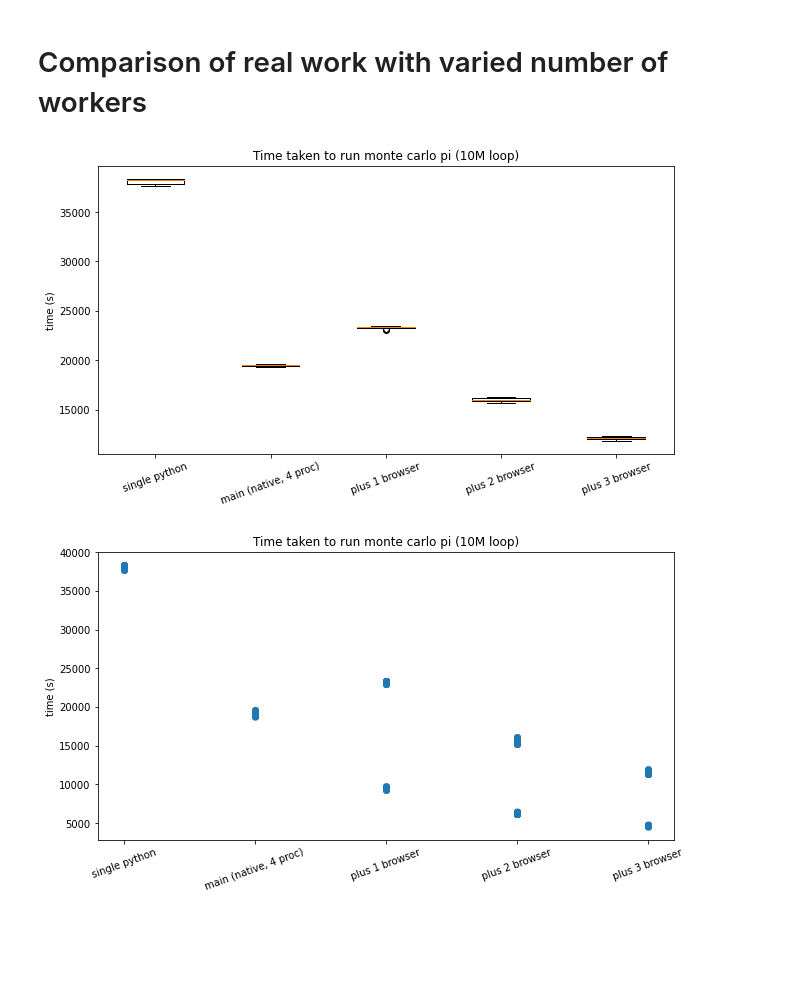
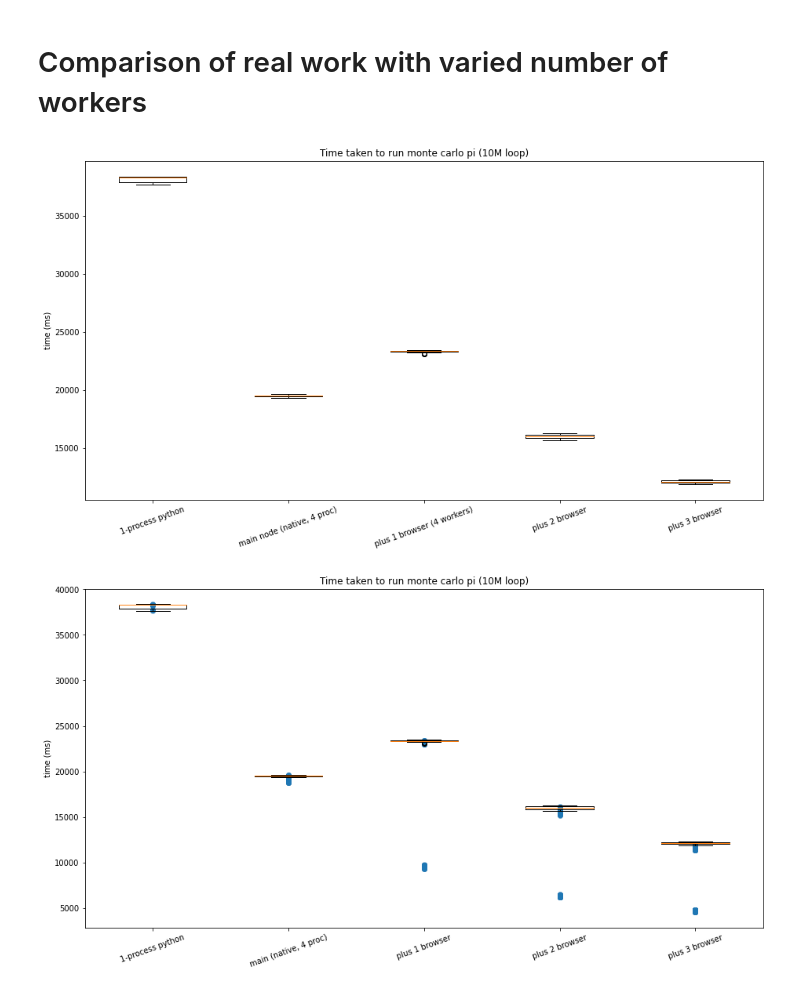
Before and after one commit to Bankde/Volpy_main, a Jupyter notebook: Volpy/doc/benchmark_result/plotter.ipynb, the cells around one changed output. Saved outputs shown, nothing was run; the diff lists cells and outputs as text; code cells hidden in the pictures; blank space fills up the shorter version.

```diff
--- a/Volpy/doc/benchmark_result/plotter.ipynb
+++ b/Volpy/doc/benchmark_result/plotter.ipynb
@@ -115,18 +115,18 @@ data.append(raw_data["pi"]["browser_1"]["total"])
 data.append(raw_data["pi"]["browser_2"]["total"])
 data.append(raw_data["pi"]["browser_3"]["total"])
 
-fig = plt.figure(figsize =(8, 4))
+fig = plt.figure(figsize =(12, 6))
 # Creating axes instance
 ax = fig.add_axes([0, 0, 1, 1])
 bp = ax.boxplot(data)
 ax.set_title('Time taken to run monte carlo pi (10M loop)')
-xtick = ["single python", "main (native, 4 proc)", "plus 1 browser", "plus 2 browser", "plus 3 browser"]
+xtick = ["1-process python", "main node (native, 4 proc)", "plus 1 browser (4 workers)", "plus 2 browser", "plus 3 browser"]
 ax.set_xticks(range(1,1+len(xtick)), xtick, rotation=20)
-ax.set_ylabel('time (s)')
+ax.set_ylabel('time (ms)')
 # plt.axvline(x=2.5)
 fig.show()
 # %% [output]
-[figure, old version]
+[figure, new version]
 # %%
 from itertools import chain
 
@@ -138,22 +138,23 @@ def addScatterHistPlot(data_x, data_y, raw_data, ind):
 # %%
 addScatterHistPlot(data_x, data_y, raw_data["pi"]["single"], 1)
 addScatterHistPlot(data_x, data_y, list(chain.from_iterable(raw_data["pi"]["main"]["ea"])), 2)
 addScatterHistPlot(data_x, data_y, list(chain.from_iterable(raw_data["pi"]["browser_1"]["ea"])), 3)
 addScatterHistPlot(data_x, data_y, list(chain.from_iterable(raw_data["pi"]["browser_2"]["ea"])), 4)
 addScatterHistPlot(data_x, data_y, list(chain.from_iterable(raw_data["pi"]["browser_3"]["ea"])), 5)
 
-fig = plt.figure(figsize =(8, 4))
+fig = plt.figure(figsize =(12, 6))
 # Creating axes instance
 ax = fig.add_axes([0, 0, 1, 1])
+bp = ax.boxplot(data)
 bp = ax.scatter(data_x, data_y, alpha=0.3)
 ax.set_title('Time taken to run monte carlo pi (10M loop)')
-xtick = ["single python", "main (native, 4 proc)", "plus 1 browser", "plus 2 browser", "plus 3 browser"]
+xtick = ["1-process python", "main (native, 4 proc)", "plus 1 browser", "plus 2 browser", "plus 3 browser"]
 ax.set_xticks(range(1,1+len(xtick)), xtick, rotation=20)
-ax.set_ylabel('time (s)')
+ax.set_ylabel('time (ms)')
 # plt.axvline(x=2.5)
 fig.show()
 # %% [output]
-[figure, old version]
+[figure, new version]
 # %%
 data = []
 data.append(raw_data["hash"]["single"])
```
Also changed, not shown: parts of 8 cells of this notebook, 8 other files.
